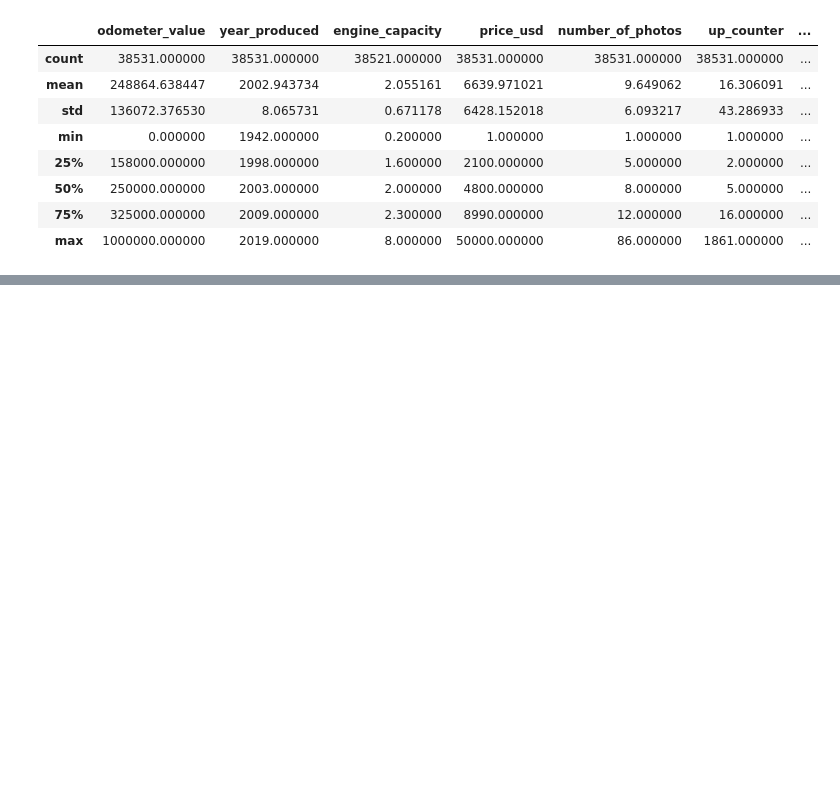
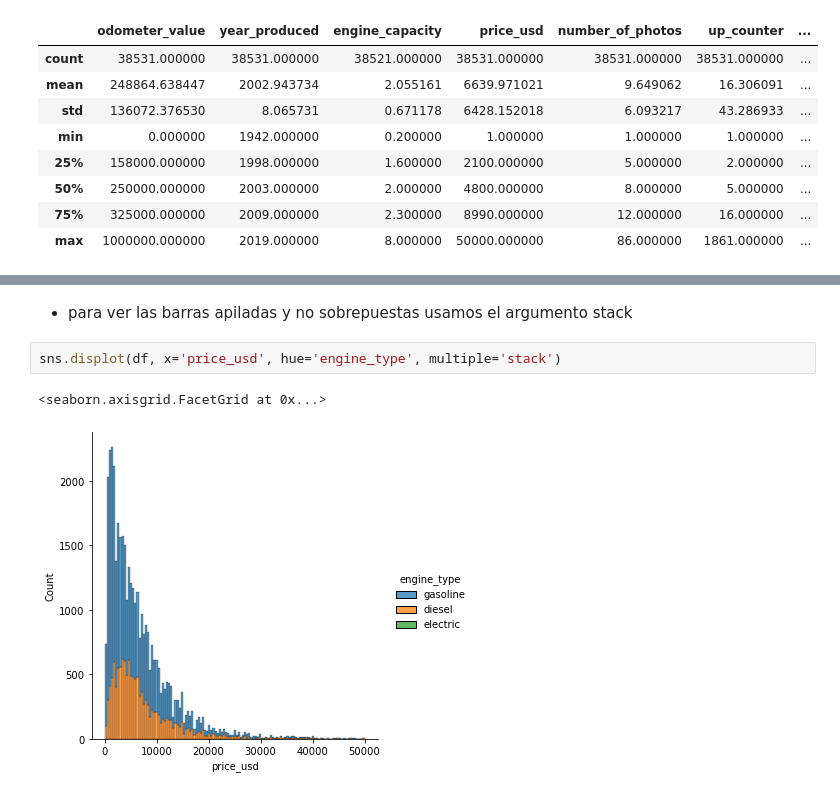
Before and after one commit to cesaromano/Descriptive_Statistics, a Jupyter notebook: Estadistica_Descriptiva.ipynb, the cells around one changed output, grey strips where cells are left out. Drawn from its saved outputs; the diff is of its cells as text; blank space fills up the shorter version.

```diff
--- a/Estadistica_Descriptiva.ipynb
+++ b/Estadistica_Descriptiva.ipynb
@@ -182,0 +228,7 @@ df.describe()
+# %% [markdown]
+- para ver las barras apiladas y no sobrepuestas usamos el argumento stack
+# %%
+sns.displot(df, x='price_usd', hue='engine_type', multiple='stack')
+# %% [output]
+<seaborn.axisgrid.FacetGrid at 0x...>
+[figure, added]
```
Also changed, not shown: parts of 14 cells of this notebook, 1 other file.
